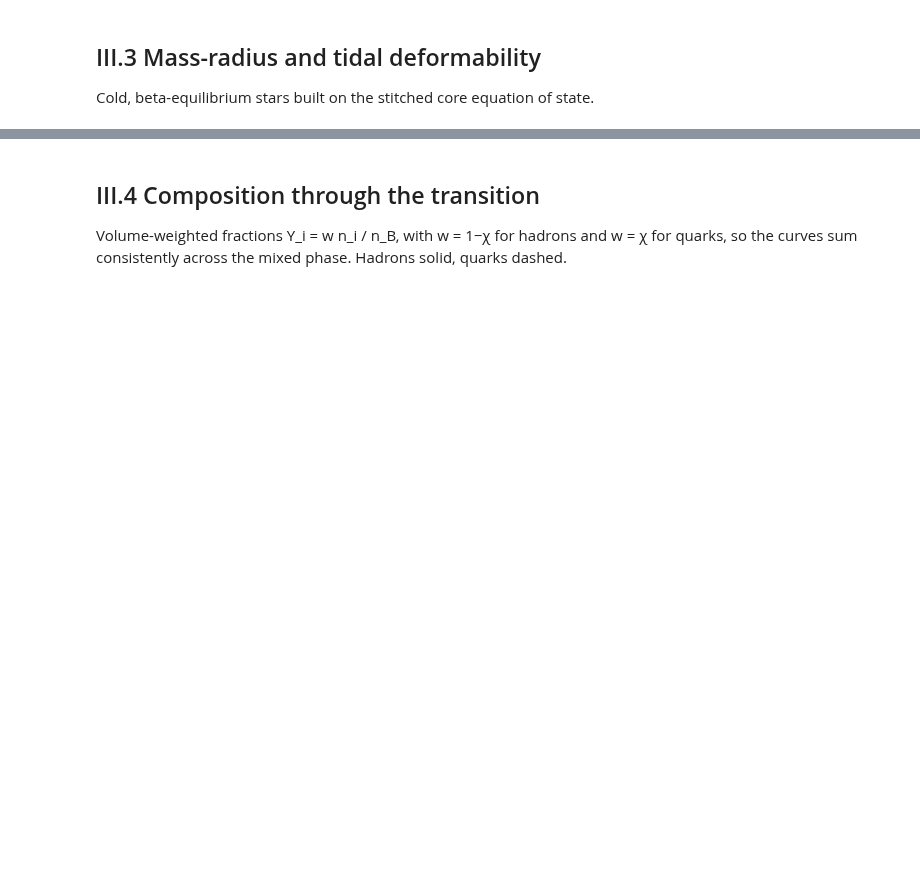
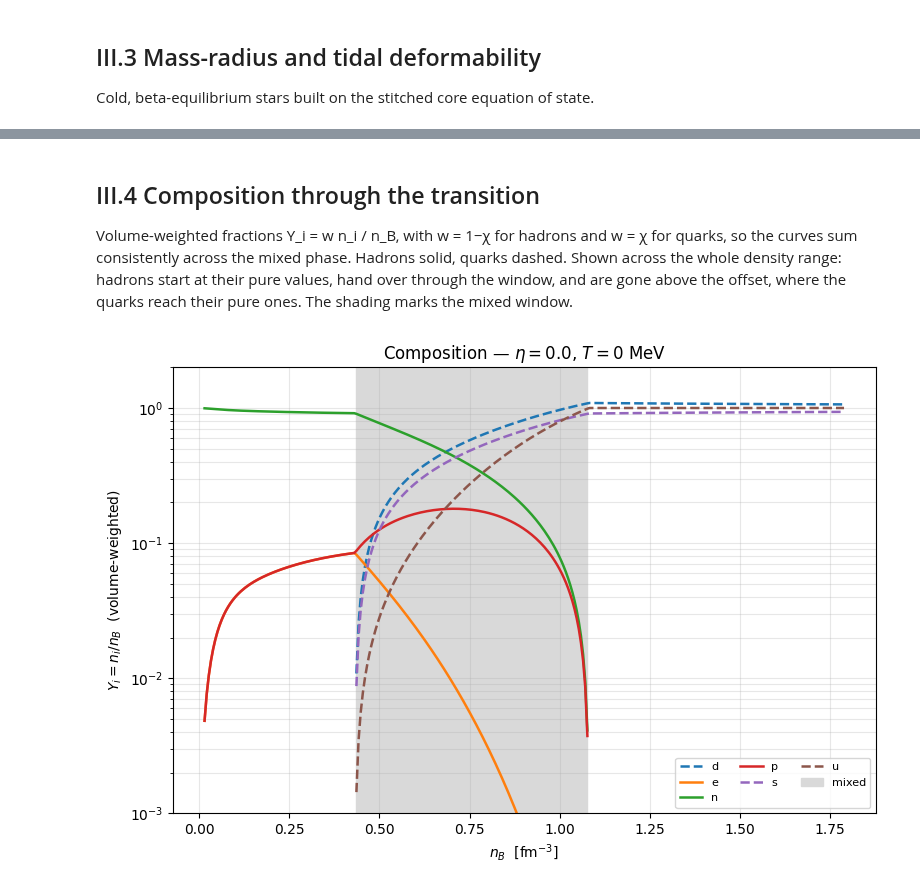
Before and after one commit to guerrinimirco/eos, a Jupyter notebook: notebooks/DD2vMIT_general1oPT.ipynb, the cells around one changed output, grey strips where cells are left out. Saved outputs shown, nothing was run; the diff lists cells and outputs as text; code cells hidden in the pictures; blank space fills up the shorter version.

```diff
--- a/notebooks/DD2vMIT_general1oPT.ipynb
+++ b/notebooks/DD2vMIT_general1oPT.ipynb
@@ -78,7 +92,7 @@ Everything tunable lives in this cell. Edit, then run the rest.
 # from_dd2_defaults()   nucleonic DD2
 # from_dd2y_defaults()  DD2Y, with the hyperon couplings (required for hyperons)
 # from_nmp(NMP)         pin the nuclear-matter parameters yourself
-PAR = Parametrization.from_dd2_defaults()
+PAR = Parametrization.from_dd2y_defaults()
 
 # ---- which degrees of freedom exist --------------------------------------
 # Every species is an explicit flag; nothing is switched on implicitly, and a
@@ -92,7 +106,15 @@ FLAGS = SpeciesFlags(
 )
 
 # ---- quark parametrization ------------------------------------------------
-VMIT = get_vmit_default()          # B^1/4 = 180 MeV, a = 0.2 fm^2, m_s = 150 MeV
+VMIT = get_vmit_default()
+# The hyperon couplings live in DD2Y and nowhere else — DD2 has no entry for
+# Lambda — so `hyperons=True` on `from_dd2_defaults()` fails deep in the
+# coupling lookup with a bare KeyError. Catch the mismatch here instead.
+if FLAGS.hyperons and not PAR.hyperon_coupling_map:
+    raise ValueError("FLAGS.hyperons=True needs "
+                     "Parametrization.from_dd2y_defaults(); the DD2 defaults "
+                     "carry no hyperon couplings")
+          # B^1/4 = 180 MeV, a = 0.2 fm^2, m_s = 150 MeV
 
 # ---- STRANGE / RESONANT HADRONIC MATTER -----------------------------------
 # To switch hyperons and Delta isobars on, replace the three settings above
@@ -139,7 +161,7 @@ T_LIST = [0.0, 0.1, 2.5, 5.0, 7.5, 10.0, 15.0, 20.0, 25.0, 30.0, 40.0, 50.0]
 ETA_LIST = [0.0, 0.1, 0.3, 0.6, 1.0]
 
 # ---- what to run ----------------------------------------------------------
-TOV_ETAS = [0.0, 0.3, 1.0]      # TOV is beta-equilibrium, T = 0 only
+TOV_ETAS = [0.0, 0.1, 0.3, 0.6, 1.0]      # TOV is beta-equilibrium, T = 0 only
 
 print(f"n_sat = {N_SAT:.6f} fm^-3")
 print(f"n_B  : {NB[0]:.4f} .. {NB[-1]:.4f} fm^-3  ({len(NB)} points, "
@@ -406,30 +571,39 @@ plt.show()
 ## III.4 Composition through the transition
 
 Volume-weighted fractions Y_i = w n_i / n_B, with w = 1−χ for hadrons and w = χ for
-quarks, so the curves sum consistently across the mixed phase. Hadrons solid,
-quarks dashed.
+quarks, so the curves sum consistently across the mixed phase. Hadrons solid, quarks
+dashed. Shown across the whole density range: hadrons start at their pure values, hand
+over through the window, and are gone above the offset, where the quarks reach their
+pure ones. The shading marks the mixed window.
 # %%
 ETA_COMP = 0.0
 T_COMP = 0.0
 Y_FLOOR = 1e-3
 
-d = at_temperature(loaded[ETA_COMP], T_COMP)
+d = full_eos(ETA_COMP, T_COMP)
 quarks = {"u", "d", "s"}
 species = sorted(k[2:] for k in d
                  if k.startswith("Y_") and k not in ("Y_C", "Y_S"))
 
 fig, ax = plt.subplots(figsize=(8, 5.5))
 for sp in species:
     y = d[f"Y_{sp}"]
     if not np.isfinite(y).any() or np.nanmax(y) < Y_FLOOR:
         continue
     ax.plot(d["n_B"], y, "--" if sp in quarks else "-", lw=1.8, label=sp)
+
+mixed = (d["chi"] > 0.0) & (d["chi"] < 1.0)
+if mixed.any():
+    ax.axvspan(d["n_B"][mixed].min(), d["n_B"][mixed].max(),
+               color="0.85", zorder=0, label="mixed")
 ax.set_yscale("log")
 ax.set_ylim(Y_FLOOR, 2.0)
 ax.set_xlabel(r"$n_B$  [fm$^{-3}$]")
 ax.set_ylabel(r"$Y_i = n_i / n_B$  (volume-weighted)")
 ax.set_title(rf"Composition — $\eta={ETA_COMP}$, $T={T_COMP:g}$ MeV")
 ax.grid(alpha=0.3, which="both")
 ax.legend(ncol=3, fontsize=8)
 fig.tight_layout()
 plt.show()
+# %% [output]
+[figure, added]
```
Also changed, not shown: parts of 16 cells of this notebook, 6 other files.
